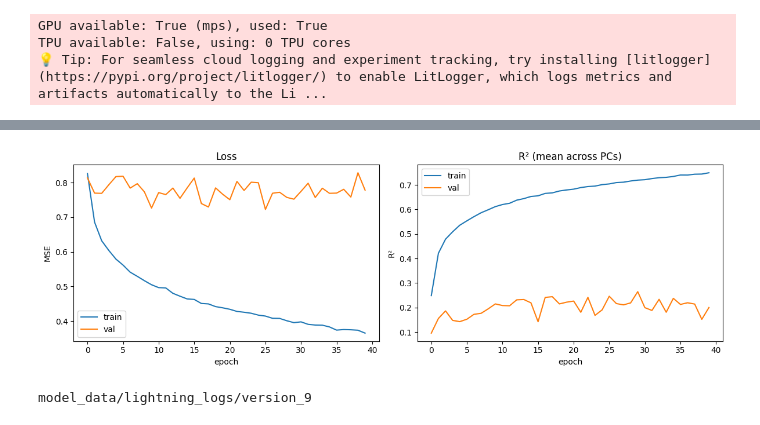
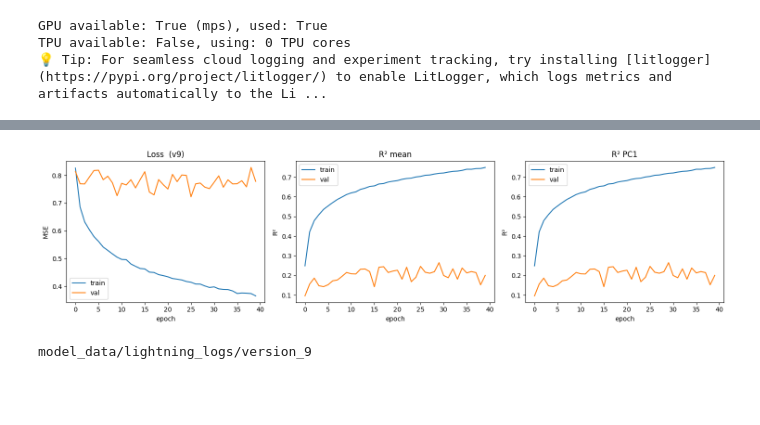
Before and after one commit to william2952/EEG_FDG_dementia, a Jupyter notebook: model_lightning.ipynb, the cells around one changed output, grey strips where cells are left out. Drawn from its saved outputs; the diff is of its cells as text; code cells hidden in the pictures; blank space fills up the shorter version.

```diff
--- a/model_lightning.ipynb
+++ b/model_lightning.ipynb
@@ -254,22 +252,39 @@ trainer.fit(model, train_loader, test_loader)
 # %%
 from tensorboard.backend.event_processing.event_accumulator import EventAccumulator
 
-log_dir = sorted(Path("model_data/lightning_logs").glob("version_*"))[-1]
+VERSION = 9
+
+log_dir = Path(f"model_data/lightning_logs/version_{VERSION}")
 ea = EventAccumulator(str(log_dir), size_guidance={"scalars": 0}); ea.Reload()
+tags = ea.Tags()["scalars"]
 
 def series(tag):
-    vals = [e.value for e in ea.Scalars(tag)] if tag in ea.Tags()["scalars"] else []
-    return list(range(len(vals))), vals
+    return (list(range(len(ea.Scalars(tag)))), [e.value for e in ea.Scalars(tag)]) if tag in tags else ([], [])
 
-fig, axes = plt.subplots(1, 2, figsize=(12, 4))
+# detect how many PCs were logged
+n_pcs = sum(1 for t in tags if t.startswith("val_r2_pc"))
+n_plots = 2 + n_pcs          # loss | mean R² | pc1 R² | pc2 R² | ...
+fig, axes = plt.subplots(1, n_plots, figsize=(5 * n_plots, 4))
+
+# loss
 for tag, lab in [("train_loss_epoch", "train"), ("val_loss_epoch", "val")]:
     axes[0].plot(*series(tag), label=lab)
-axes[0].set(xlabel="epoch", ylabel="MSE", title="Loss"); axes[0].legend()
+axes[0].set(xlabel="epoch", ylabel="MSE", title=f"Loss  (v{VERSION})"); axes[0].legend()
+
+# mean R²
 for tag, lab in [("train_r2_mean", "train"), ("val_r2_mean", "val")]:
     axes[1].plot(*series(tag), label=lab)
-axes[1].set(xlabel="epoch", ylabel="R²", title="R² (mean across PCs)"); axes[1].legend()
+axes[1].set(xlabel="epoch", ylabel="R²", title="R² mean"); axes[1].legend()
+
+# per-PC R²
+for pc in range(1, n_pcs + 1):
+    ax = axes[1 + pc]
+    for tag, lab in [(f"train_r2_pc{pc}", "train"), (f"val_r2_pc{pc}", "val")]:
+        ax.plot(*series(tag), label=lab)
+    ax.set(xlabel="epoch", ylabel="R²", title=f"R² PC{pc}"); ax.legend()
+
 plt.tight_layout(); plt.show()
 print(log_dir)
 # %% [output]
-[figure, old version]
+[figure, new version]
 model_data/lightning_logs/version_9
```
Also changed, not shown: parts of 2 cells of this notebook, 1 other file.
